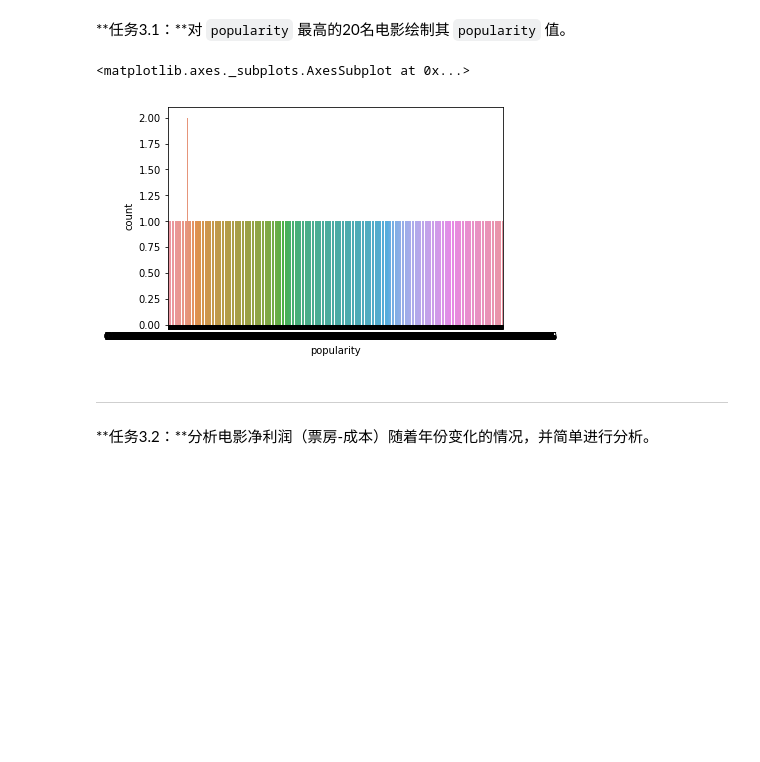
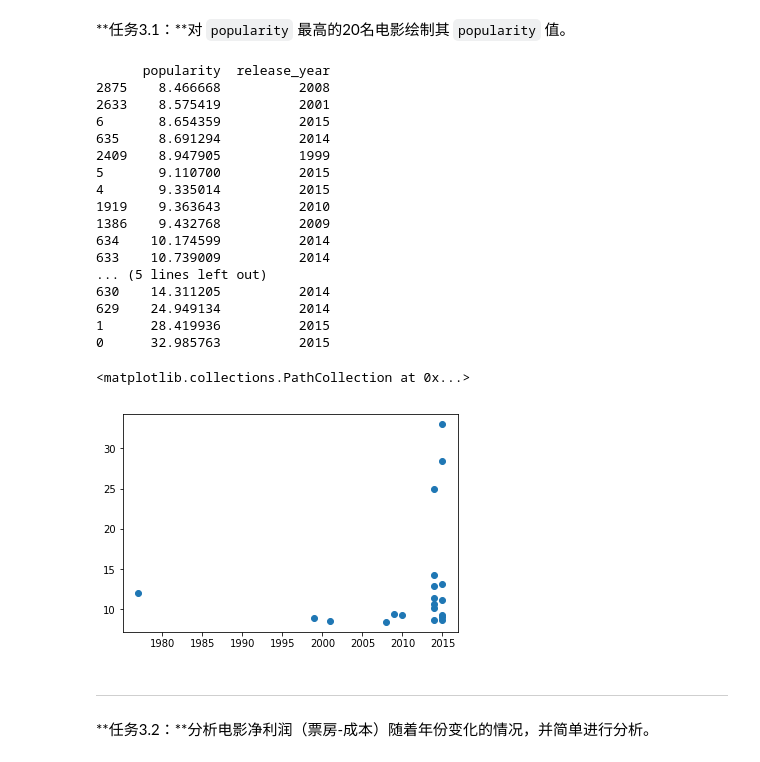
Before and after one commit to LinearPi/code_file, a Jupyter notebook: AIPND-cn-master/P2_Explore_Movie_Dataset/Explore Movie Dataset.ipynb, the cells around one changed output. Cells and saved outputs as stored; diff of their text form; code cells hidden in the pictures; blank space fills up the shorter version.

```diff
--- a/AIPND-cn-master/P2_Explore_Movie_Dataset/Explore Movie Dataset.ipynb
+++ b/AIPND-cn-master/P2_Explore_Movie_Dataset/Explore Movie Dataset.ipynb
@@ -224,11 +243,43 @@ data.groupby('director').agg('mean').sort_values('popularity')
 在这个部分，你需要根据题目中问题，选择适当的可视化图像进行绘制，并进行相应的分析。对于选做题，他们具有一定的难度，你可以尝试挑战一下～
 # %% [markdown]
 **任务3.1：**对 `popularity` 最高的20名电影绘制其 `popularity` 值。
-# %%
-sb.countplot(data = data, x = 'popularity')
-# %% [output]
-<matplotlib.axes._subplots.AxesSubplot at 0x...>
-[figure, removed]
+# %%
+# popdata = data.groupby('director').agg('mean').sort_values('popularity')[-20:-1]
+# ppdata = data.groupby('release_year').agg({'popularity':'mean'}).sort_values('popularity')[::-1][0:20].sort_values('release_year')
+# print(ppdata)
+
+# bins = np.arange(0, data['popularity'])
+# plt.hist(data = data, x = 'popularity', bins = bins)
+# plt.xlim((0,6))
+
+aa = data[['popularity','release_year']].sort_values('popularity')[-20:]
+# dir(aa)
+print(aa[-20:])
+
+# data.groupby('release_year').agg({'popularity':'mean'})
+
+plt.scatter(data=aa, x='release_year',y='popularity')
+# plt.bar(data=ppdata, x='release_year', height='popularity')
+# %% [output]
+      popularity  release_year
+2875    8.466668          2008
+2633    8.575419          2001
+6       8.654359          2015
+635     8.691294          2014
+2409    8.947905          1999
+5       9.110700          2015
+4       9.335014          2015
+1919    9.363643          2010
+1386    9.432768          2009
+634    10.174599          2014
+633    10.739009          2014
+... (5 lines left out)
+630    14.311205          2014
+629    24.949134          2014
+1      28.419936          2015
+0      32.985763          2015
+<matplotlib.collections.PathCollection at 0x...>
+[figure, added]
 # %% [markdown]
 ---
 **任务3.2：**分析电影净利润（票房-成本）随着年份变化的情况，并简单进行分析。
```
Also changed, not shown: parts of 6 cells of this notebook, 35 other files.
